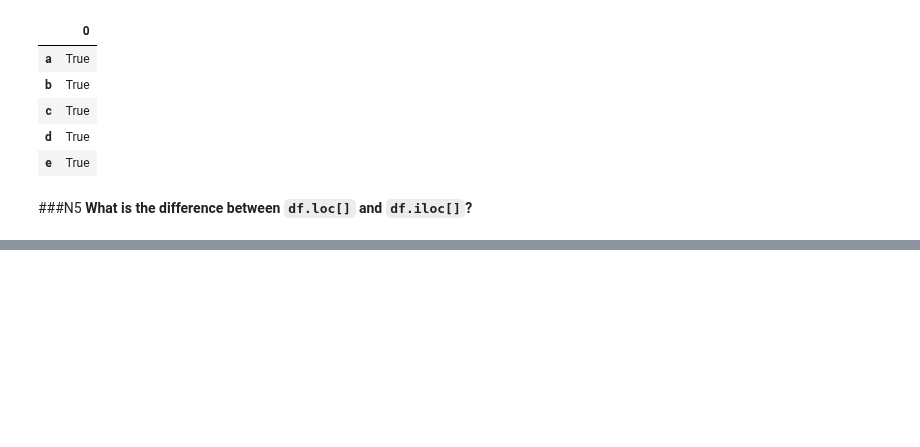
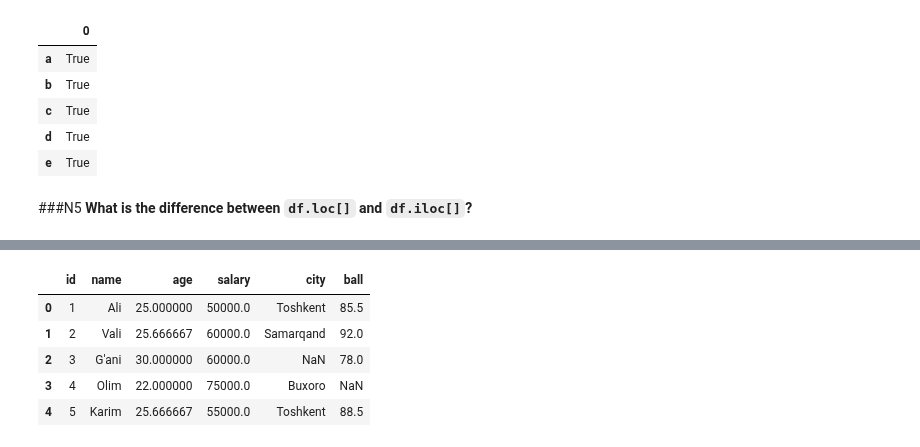
Before and after one commit to izzat-ai/learning-ai, a Jupyter notebook: pandas/df_practice.ipynb, the cells around one changed output, grey strips where cells are left out. Saved outputs shown, nothing was run; the diff lists cells and outputs as text; code cells hidden in the pictures; blank space fills up the shorter version.

```diff
--- a/pandas/df_practice.ipynb
+++ b/pandas/df_practice.ipynb
@@ -66,0 +130,2 @@ df.notnull()
+# %%
+df2.columns = ['id', 'name', 'age', 'salary', 'city', 'ball']
@@ -66,0 +136,9 @@ df.notnull()
+# %%
+df2
+# %% [output]
+|  | id | name | age | salary | city | ball |
+| 0 | 1 | Ali | 25.000000 | 50000.0 | Toshkent | 85.5 |
+| 1 | 2 | Vali | 25.666667 | 60000.0 | Samarqand | 92.0 |
+| 2 | 3 | G'ani | 30.000000 | 60000.0 | NaN | 78.0 |
+| 3 | 4 | Olim | 22.000000 | 75000.0 | Buxoro | NaN |
+| 4 | 5 | Karim | 25.666667 | 55000.0 | Toshkent | 88.5 |
```
Also changed, not shown: parts of 10 cells of this notebook.
